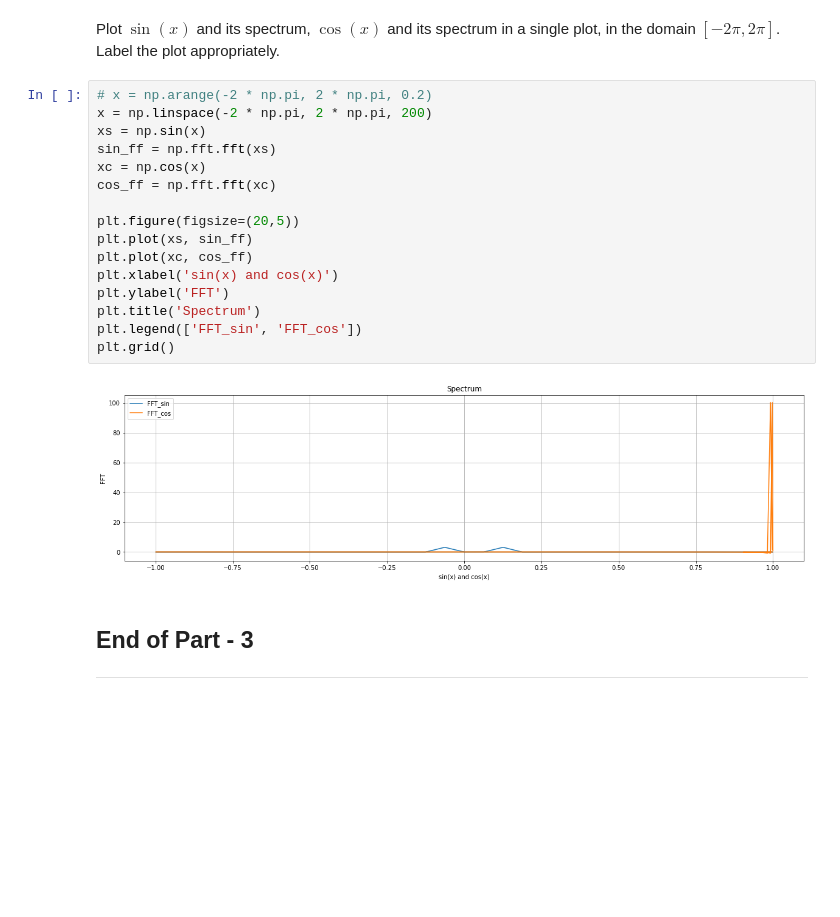
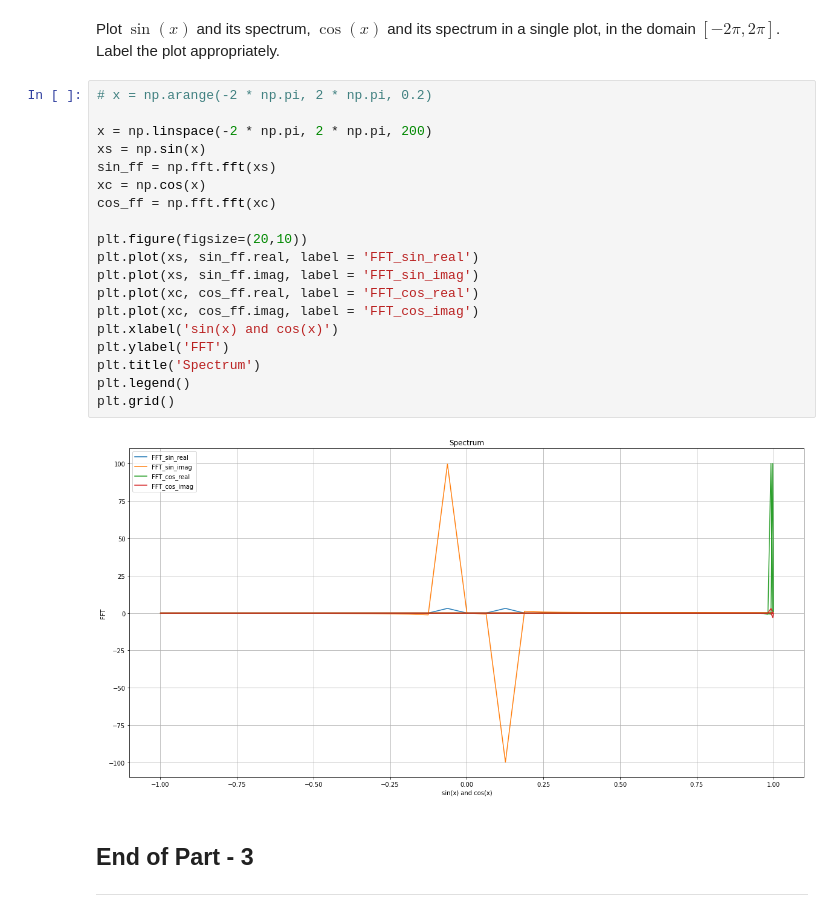
Before and after one commit to aveshag/SHALA2020, a Jupyter notebook: Assignment_1_DS.ipynb, the cells around one changed output. Drawn from its saved outputs; the diff is of its cells as text; blank space fills up the shorter version.

```diff
--- a/Assignment_1_DS.ipynb
+++ b/Assignment_1_DS.ipynb
@@ -426,22 +426,25 @@ plt.grid()
 Plot $\sin(x)$ and its spectrum, $\cos(x)$ and its spectrum in a single plot, in the domain $[-2\pi,2\pi]$. Label the plot appropriately.
 # %%
 # x = np.arange(-2 * np.pi, 2 * np.pi, 0.2)
+
 x = np.linspace(-2 * np.pi, 2 * np.pi, 200)
 xs = np.sin(x)
 sin_ff = np.fft.fft(xs)
 xc = np.cos(x)
 cos_ff = np.fft.fft(xc)
 
-plt.figure(figsize=(20,5))
-plt.plot(xs, sin_ff)
-plt.plot(xc, cos_ff)
+plt.figure(figsize=(20,10))
+plt.plot(xs, sin_ff.real, label = 'FFT_sin_real')
+plt.plot(xs, sin_ff.imag, label = 'FFT_sin_imag')
+plt.plot(xc, cos_ff.real, label = 'FFT_cos_real')
+plt.plot(xc, cos_ff.imag, label = 'FFT_cos_imag')
 plt.xlabel('sin(x) and cos(x)')
 plt.ylabel('FFT')
 plt.title('Spectrum')
-plt.legend(['FFT_sin', 'FFT_cos'])
+plt.legend()
 plt.grid()
 # %% [output]
-[figure, old version]
+[figure, new version]
 # %% [markdown]
 ## End of Part - 3
 ---
```
Also changed, not shown: parts of 2 cells of this notebook.
